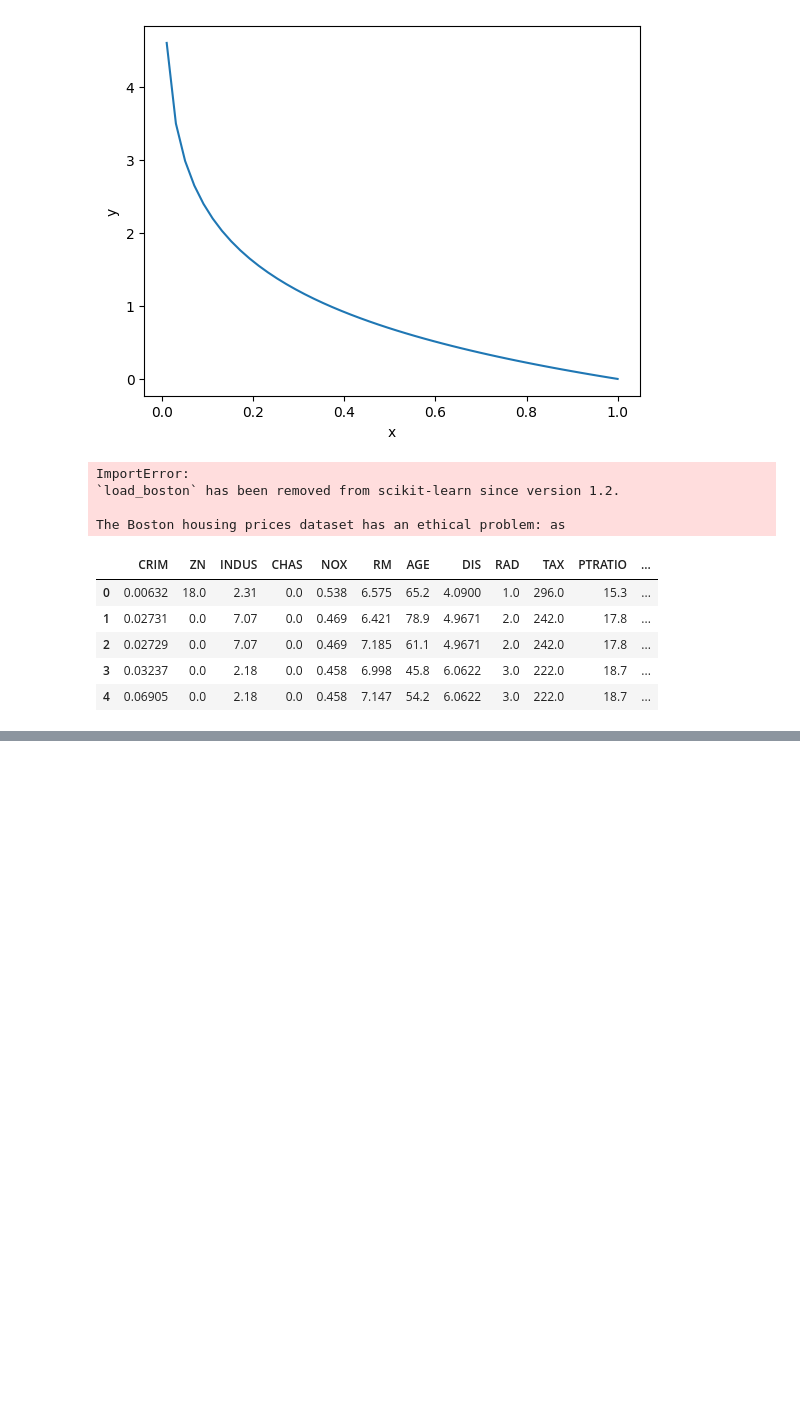
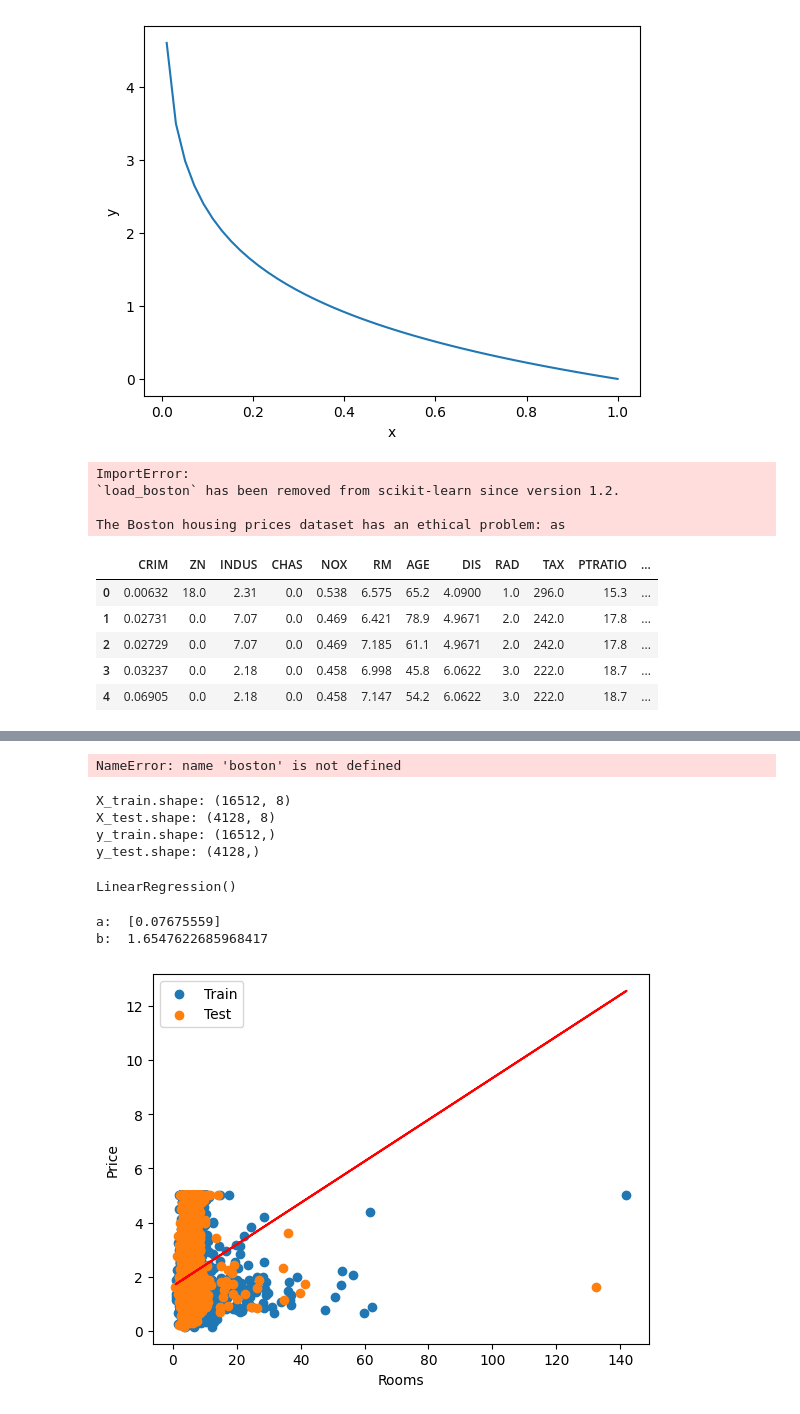
Before and after one commit to domonjo01/colaboratory, a Jupyter notebook: my_notebook.ipynb, the cells around one changed output, grey strips where cells are left out. Saved outputs shown, nothing was run; the diff lists cells and outputs as text; code cells hidden in the pictures; blank space fills up the shorter version.

```diff
--- a/my_notebook.ipynb
+++ b/my_notebook.ipynb
@@ -1256,0 +1334,80 @@ boston_df.head()
+# %%
+from sklearn.model_selection import train_test_split
+
+# 訓練データとテストデータに分割
+x_train, x_test, t_train, t_test = train_test_split(boston.data, boston,target, random_state=0)
+# %% [output]
+NameError: name 'boston' is not defined
+# %%
+from sklearn.datasets import fetch_california_housing
+from sklearn.model_selection import train_test_split
+import pandas as pd
+
+# データの読み込み
+housing = fetch_california_housing()
+X = pd.DataFrame(housing.data, columns=housing.feature_names)  # 説明変数（特徴量）
+y = housing.target  # 目的変数（価格など）
+
+# データを訓練データとテストデータに分割（8:2）
+X_train, X_test, y_train, y_test = train_test_split(
+    X, y, test_size=0.2, random_state=42
+)
+
+# 結果を確認
+print("X_train.shape:", X_train.shape)
+print("X_test.shape:", X_test.shape)
+print("y_train.shape:", y_train.shape)
+print("y_test.shape:", y_test.shape)
+# %% [output]
+X_train.shape: (16512, 8)
+X_test.shape: (4128, 8)
+y_train.shape: (16512,)
+y_test.shape: (4128,)
+# %%
+from sklearn import linear_model
+from sklearn.datasets import fetch_california_housing
+from sklearn.model_selection import train_test_split
+import pandas as pd
+
+# データの読み込み
+housing = fetch_california_housing()
+x = pd.DataFrame(housing.data, columns=housing.feature_names)
+y = housing.target
+
+# データを分割
+x_train, x_test, t_train, t_test = train_test_split(x, y, test_size=0.2, random_state=42)
+
+# 部屋数の列（5列目＝"AveRooms"）だけを使う
+x_rm_train = x_train[["AveRooms"]]
+x_rm_test = x_test[["AveRooms"]]
+
+# モデル構築と学習
+model = linear_model.LinearRegression()
+model.fit(x_rm_train, t_train)
+# %% [output]
+LinearRegression()
+# %%
+a = model.coef_ # 係数
+b = model.intercept_ # 切片
+print("a: ",a)
+print("b: ",b)
+# %% [output]
+a:  [0.07675559]
+b:  1.6547622685968417
+# %%
+import matplotlib.pyplot as plt
+
+plt.scatter(x_rm_train, t_train, label="Train")
+# 訓練データ
+plt.scatter(x_rm_test, t_test, label="Test")
+# テスト用データ
+
+y_reg = a * x_rm_train + b # 回帰直線
+plt.plot(x_rm_train, y_reg, c="red")
+
+plt.xlabel("Rooms")
+plt.ylabel("Price")
+plt.legend()
+plt.show()
+# %% [output]
+[figure, added]
```
Also changed, not shown: parts of 17 cells of this notebook.
